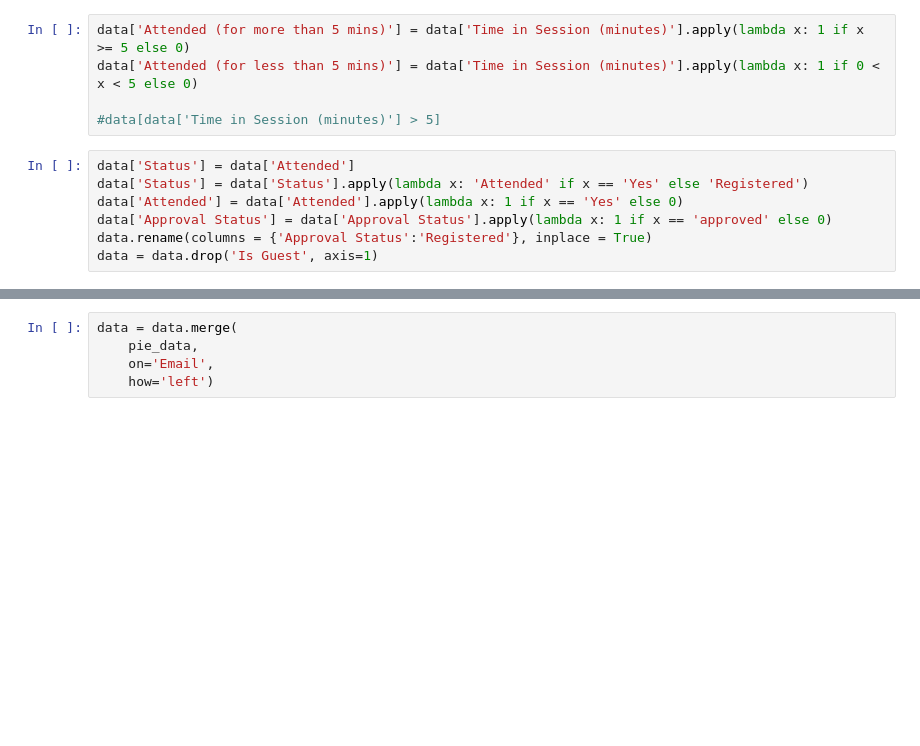
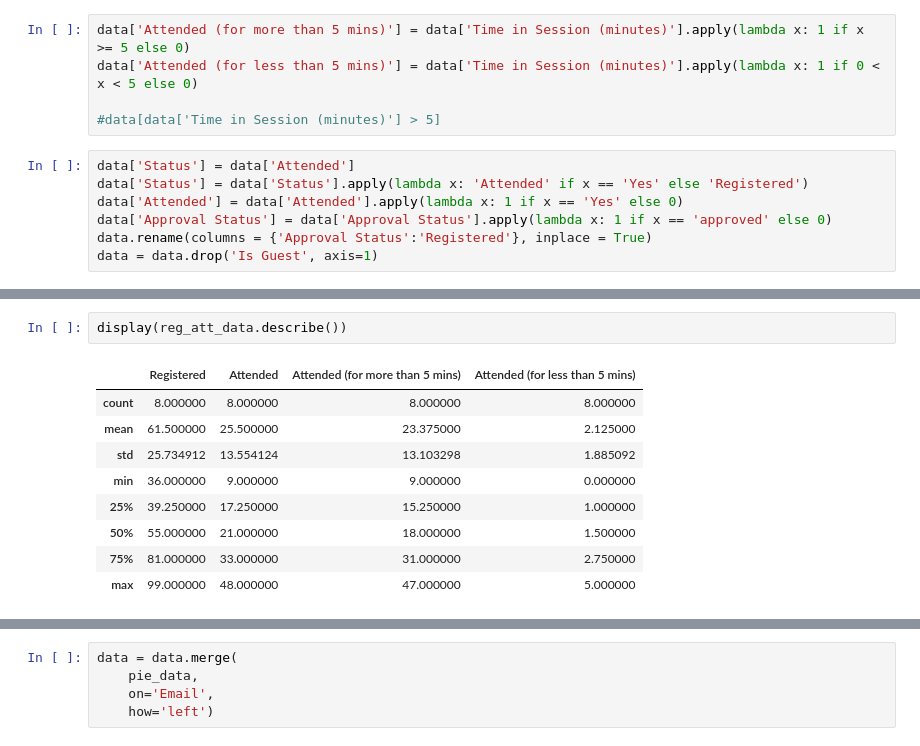
Before and after one commit to Mike-Kulikov/data_science_projects, a Jupyter notebook: Working_Files/WI/WI Club Night analytics.ipynb, the cells around one changed output, grey strips where cells are left out. Drawn from its saved outputs; the diff is of its cells as text; blank space fills up the shorter version.

```diff
--- a/Working_Files/WI/WI Club Night analytics.ipynb
+++ b/Working_Files/WI/WI Club Night analytics.ipynb
@@ -91 +100,13 @@ display(reg_att_data.round(2))
+# %%
+display(reg_att_data.describe())
+# %% [output]
+|  | Registered | Attended | Attended (for more than 5 mins) | Attended (for less than 5 mins) |
+| count | 8.000000 | 8.000000 | 8.000000 | 8.000000 |
+| mean | 61.500000 | 25.500000 | 23.375000 | 2.125000 |
+| std | 25.734912 | 13.554124 | 13.103298 | 1.885092 |
+| min | 36.000000 | 9.000000 | 9.000000 | 0.000000 |
+| 25% | 39.250000 | 17.250000 | 15.250000 | 1.000000 |
+| 50% | 55.000000 | 21.000000 | 18.000000 | 1.500000 |
+| 75% | 81.000000 | 33.000000 | 31.000000 | 2.750000 |
+| max | 99.000000 | 48.000000 | 47.000000 | 5.000000 |
 # %%
```
Also changed, not shown: parts of 78 cells of this notebook, 2 other files.
